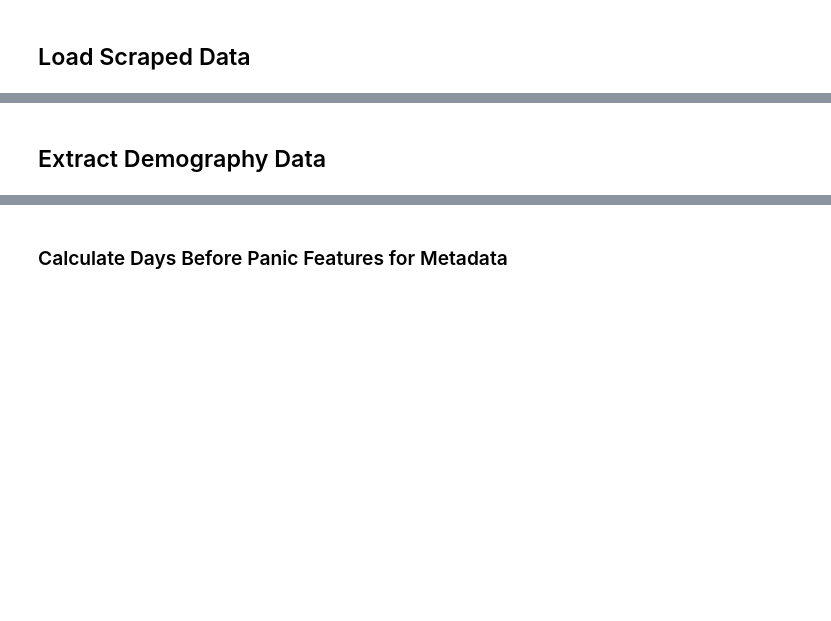
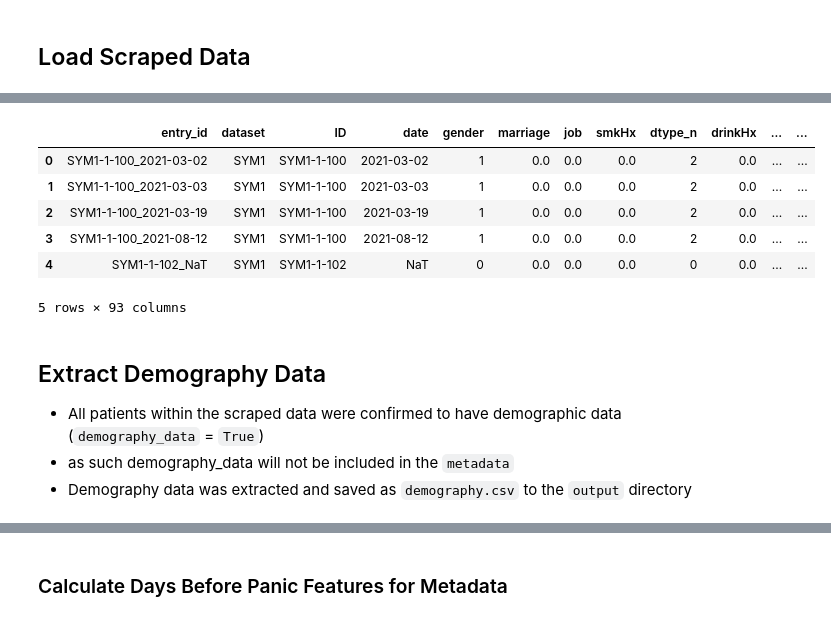
Before and after one commit to cyshin971/Panic-Project-DHLAB, a Jupyter notebook: cys/data_analysis.ipynb, the cells around one changed output, grey strips where cells are left out. Saved outputs shown, nothing was run; the diff lists cells and outputs as text; code cells hidden in the pictures; blank space fills up the shorter version.

```diff
--- a/cys/data_analysis.ipynb
+++ b/cys/data_analysis.ipynb
@@ -23,9 +29,7 @@ from library.json_utils import save_dict_to_file
 # 📁 | Path Variables
 # %%
 DATA_PATH = "../_data"
-TMP_PATH = "./cys/tmp"
-OUTPUT_PATH = "./cys/output"
-
-metadata_filename = "final_result_20250609_02"
+TMP_PATH = "./cys/_tmp"
+OUTPUT_PATH = "./cys/_output"
 # %% [markdown]
 # ⛏️ | Scraped Data
@@ -108,38 +162,39 @@ Add more descriptors to metadata
 # %%
-data_pre = scraped_data.copy()
+data_pre_init = create_empty_df()
+data_pre_init = scraped_data.copy()
 
 # Add 'entry_id' column: unique identifier for each row
-data_pre['entry_id'] = data_pre['ID'] + '_' + data_pre['date'].astype(str)
-instance_id_unique = data_pre['entry_id'].unique()
-move_column(data_pre, 'entry_id', 0)
+data_pre_init['entry_id'] = data_pre_init['ID'] + '_' + data_pre_init['date'].astype(str)
+instance_id_unique = data_pre_init['entry_id'].unique()
+move_column(data_pre_init, 'entry_id', 0)
 print("Number of unique entry IDs:", len(instance_id_unique))
 # Check if 'entry_id' is unique
-if data_pre['entry_id'].duplicated().any():
+if data_pre_init['entry_id'].duplicated().any():
 	# return the rows with duplicate 'entry_id'
-	duplicates = data_pre[data_pre['entry_id'].duplicated(keep=False)]
+	duplicates = data_pre_init[data_pre_init['entry_id'].duplicated(keep=False)]
 	print(f"Duplicate entry_id found [{len(duplicates)}]:")
 	display(duplicates.head(5))
 	save_as_csv(duplicates, TMP_PATH, f"duplicates_{metadata_filename}")
 
 # Add 'dataset' column: source of data
-data_pre['dataset'] = data_pre['ID'].str.split('_').str[0]
-data_pre['dataset'] = data_pre['dataset'].str.split('-').str[0]
-move_column(data_pre, 'dataset', 1)
+data_pre_init['dataset'] = data_pre_init['ID'].str.split('_').str[0]
+data_pre_init['dataset'] = data_pre_init['dataset'].str.split('-').str[0]
+move_column(data_pre_init, 'dataset', 1)
 
 # Convert 'panic' column to Days Before Panic (dbp)
-data_pre['dbp'] = data_pre.apply(
+data_pre_init['dbp'] = data_pre_init.apply(
 	lambda row: np.nan if row['panic'] == 0
  				else 0 if row['panic'] == 2 else row['panic'],
 	axis=1
 )
-remove_columns(data_pre, ['panic'])
+remove_columns(data_pre_init, ['panic'])
 
 # Convert 'daily_log' variables = 0 to NaN
-data_pre['exercise'] = data_pre['exercise'].replace(0, np.nan)
-data_pre['alcohol'] = data_pre['alcohol'].replace(0, np.nan)
-data_pre['coffee'] = data_pre['coffee'].replace(0, np.nan)
-data_pre['menstruation'] = data_pre['menstruation'].replace(0, np.nan)
-data_pre['smoking'] = data_pre['smoking'].replace(0, np.nan)
+data_pre_init['exercise'] = data_pre_init['exercise'].replace(0, np.nan)
+data_pre_init['alcohol'] = data_pre_init['alcohol'].replace(0, np.nan)
+data_pre_init['coffee'] = data_pre_init['coffee'].replace(0, np.nan)
+data_pre_init['menstruation'] = data_pre_init['menstruation'].replace(0, np.nan)
+data_pre_init['smoking'] = data_pre_init['smoking'].replace(0, np.nan)
 
 # Update the features_dict
 features_dict['id'] = ['entry_id'] + features_dict['id'] + ['dataset']
@@ -164,39 +244,51 @@ print("Number of panic events (dbp=0):", data_pre[data_pre['dbp'] == 0].shape[0]
 # %%
 metadata_init = create_empty_df()
-metadata_init = data_pre.copy()
+metadata_init = data_pre_init.copy()
 
 metadata_init['demography_data'] = metadata_init[features_dict['demography']].notnull().any(axis=1).astype(int)
 metadata_init['dailylog_data'] = metadata_init[features_dict['dailylog']].notnull().any(axis=1).astype(int)
 metadata_init['lifelog_data'] = metadata_init[features_dict['lifelog']].notnull().any(axis=1).astype(int)
 metadata_init['questionnaire_data'] = metadata_init[features_dict['questionnaire']].notnull().any(axis=1).astype(int)
 metadata_init['dtype_n'] = metadata_init['dailylog_data'] + metadata_init['lifelog_data'] + metadata_init['questionnaire_data']
 move_column(metadata_init, 'dtype_n', 8)
 metadata_init['panic_label'] = metadata_init['dbp'].apply(lambda x: 1 if x == 0 else 0)
 
 add_list = ['dailylog_data', 'lifelog_data', 'questionnaire_data', 'dtype_n']
 for item in add_list:
 	if item not in features_dict['metadata']:
 		features_dict['metadata'].append(item)
 del add_list
 if 'panic_label' not in features_dict['label']:
 	features_dict['label'].append('panic_label')
 
 check_metadata = False
 if check_metadata:
     check_type = 'dailylog' # demography, dailylog, lifelog, questionnaire
     check_for = 1
     test = metadata_init[metadata_init[check_type+'_data'] == check_for].copy()
     test = test[features_dict['id']+features_dict['metadata']+features_dict[check_type]]
     print(f"--------- TEST {test.shape[0]} ENTRIES WITH {check_type} = {check_for} ---------")
     display(test.head(10))
     save_as_csv(test, TMP_PATH, f"metadata_{check_type}_{check_for}")
     print("------------------------------------------------------------------------")
     del test, check_type, check_for
 
 #metadata_init = metadata_init[features_dict['id'] + features_dict['metadata'] + features_dict['demography'] + features_dict['label']]
 display(metadata_init.head(5))
+# %% [output]
+|  | entry_id | dataset | ID | date | gender | marriage | job | smkHx | dtype_n | drinkHx | ... | ... |
+| 0 | SYM1-1-100_2021-03-02 | SYM1 | SYM1-1-100 | 2021-03-02 | 1 | 0.0 | 0.0 | 0.0 | 2 | 0.0 | ... | ... |
+| 1 | SYM1-1-100_2021-03-03 | SYM1 | SYM1-1-100 | 2021-03-03 | 1 | 0.0 | 0.0 | 0.0 | 2 | 0.0 | ... | ... |
+| 2 | SYM1-1-100_2021-03-19 | SYM1 | SYM1-1-100 | 2021-03-19 | 1 | 0.0 | 0.0 | 0.0 | 2 | 0.0 | ... | ... |
+| 3 | SYM1-1-100_2021-08-12 | SYM1 | SYM1-1-100 | 2021-08-12 | 1 | 0.0 | 0.0 | 0.0 | 2 | 0.0 | ... | ... |
+| 4 | SYM1-1-102_NaT | SYM1 | SYM1-1-102 | NaT | 0 | 0.0 | 0.0 | 0.0 | 0 | 0.0 | ... | ... |
+5 rows × 93 columns
 # %% [markdown]
 ## Extract Demography Data
+
+- All patients within the scraped data were confirmed to have demographic data (`demography_data` = `True`)
+- as such demography_data will not be included in the `metadata`
+- Demography data was extracted and saved as `demography.csv` to the `output` directory
 # %%
 agg_matrix = [
 	('gender_n', 'gender', 'nunique'),
```
Also changed, not shown: parts of 23 cells of this notebook, 1 other file.
